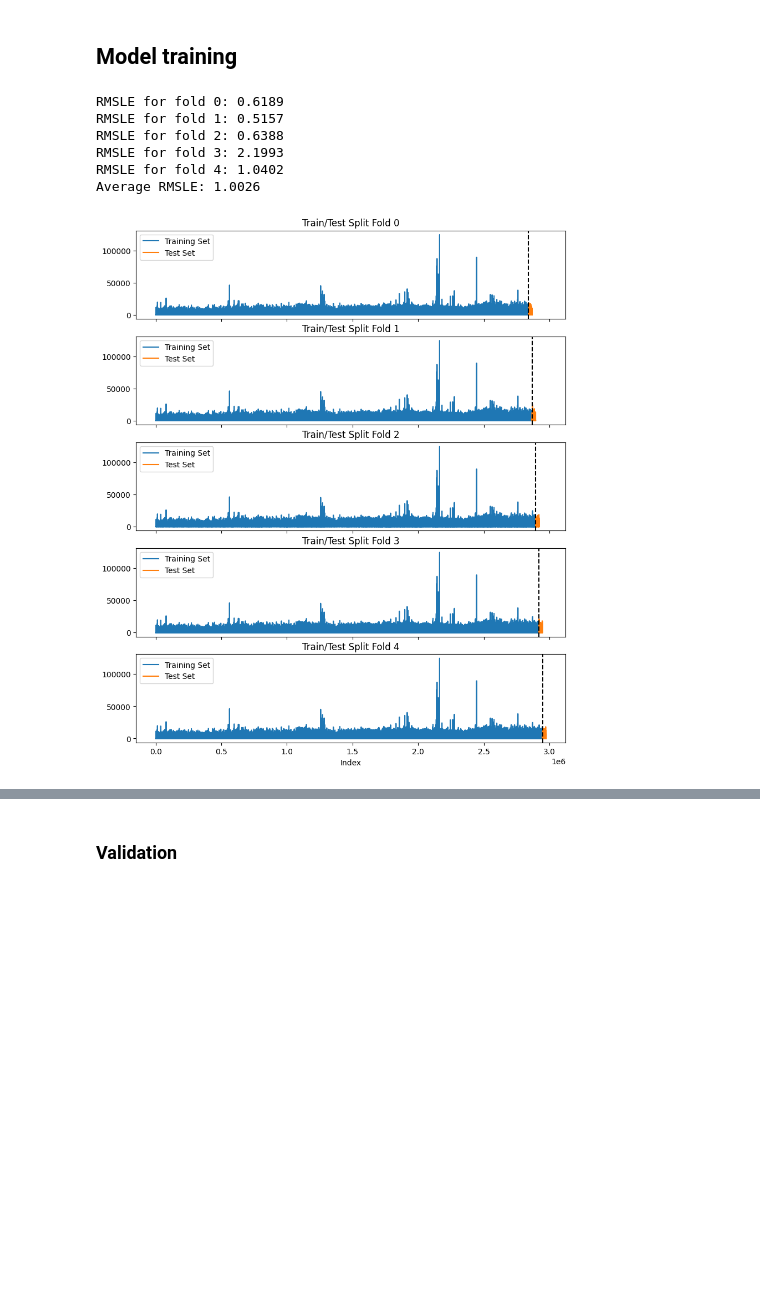
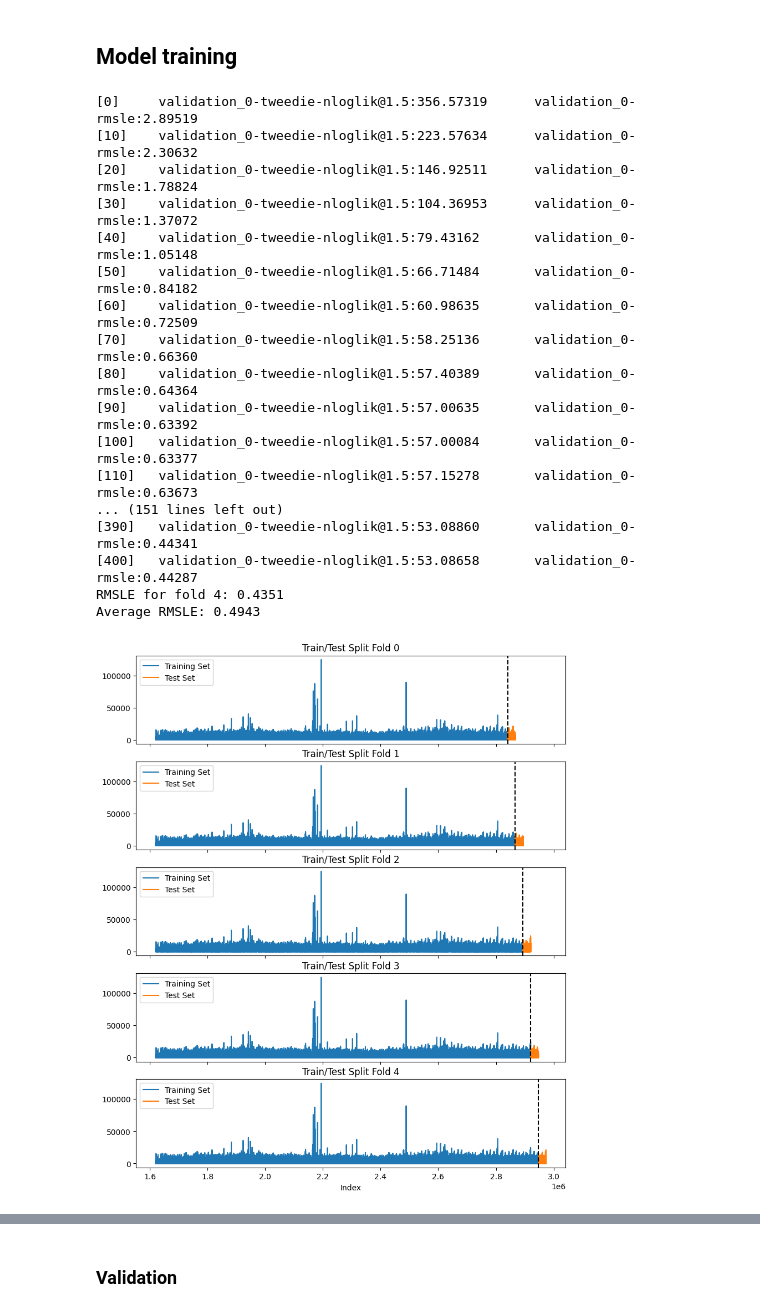
Before and after one commit to Milloz-dev/StoreSales-TimeSeriesForecasting, a Jupyter notebook: main.ipynb, the cells around one changed output, grey strips where cells are left out. Drawn from its saved outputs; the diff is of its cells as text; code cells hidden in the pictures; blank space fills up the shorter version.

```diff
--- a/main.ipynb
+++ b/main.ipynb
@@ -495,0 +217,4 @@ rolling doesn't seem to work well but Lag seems to be indicating price changes w
+# %%
+# Reindex with all dates
+oil_df = pd.merge(pd.DataFrame({"date": all_dates}), oil_df, on="date", how="left")
+oil_df
@@ -495,0 +303,23 @@ rolling doesn't seem to work well but Lag seems to be indicating price changes w
+# %%
+# Ensure date
+holidays_df["date"] = pd.to_datetime(holidays_df["date"])
+
+# remove transferred holidays.
+holidays_df_cleaned = holidays_df[holidays_df['type'] != 'Transferred']
+
+# Drop the 'transferred' column and 'description' column.
+holidays_df_cleaned = holidays_df_cleaned.drop('transferred', axis=1)
+holidays_df_cleaned = holidays_df_cleaned.drop('description', axis=1)
+
+# Define the mapping for the 'locale' column
+locale_mapping = {
+    "Local":2,
+    "Regional":1,
+    "National":0
+}
+
+# Apply the mapping
+holidays_df_cleaned['locale'] = holidays_df_cleaned['locale'].map(locale_mapping)
+
+# Display the cleaned DataFrame.
+print(holidays_df_cleaned)
@@ -567,8 +395,7 @@ def create_features(df: pd.DataFrame) -> pd.DataFrame:
 # %% [markdown]
 ### Create dataframes
 # %%
-# start_idx = train_df.loc[train_df["date"] == "2015-07-01"].index[0]
-start_idx = 0
+start_idx = train_df.loc[train_df["date"] == "2015-07-01"].index[0]
 split_idx = train_df.loc[train_df["date"] == "2017-08-01"].index[0]
 
 X_train = create_features(train_df)
@@ -611,37 +465,56 @@ pipeline = Pipeline([("preprocessor", preprocessor), ("model", model)])
 # %%
 # Test size is 15 days
 tss = TimeSeriesSplit(n_splits=5, test_size=33 * 54 * 15)
 scores = []
 fig, axes = plt.subplots(5, 1, figsize=(10, 12), sharex=True)
+
+preprocessor.fit(X_train)
 
 for fold, (train_index, test_index) in enumerate(tss.split(X_train)):
     X_train_cv, X_test_cv = X_train.iloc[train_index], X_train.iloc[test_index]
     y_train_cv, y_test_cv = y_train.iloc[train_index], y_train.iloc[test_index]
 
     axes[fold].plot(y_train_cv, label="Training Set")
     axes[fold].plot(y_test_cv, label="Test Set")
     axes[fold].axvline(y_test_cv.index.min(), color="black", ls="--")
     axes[fold].legend()
     axes[fold].set_title(f"Train/Test Split Fold {fold}")
 
-    pipeline.fit(X_train_cv, y_train_cv)
-    y_pred = pipeline.predict(X_test_cv)
+    X_train_cv_transformed = preprocessor.transform(X_train_cv)
+    X_test_cv_transformed = preprocessor.transform(X_test_cv)
+
+    train_pipeline.named_steps["model"].fit(X_train_cv_transformed, y_train_cv, eval_set=[(X_test_cv_transformed, y_test_cv)], verbose=10)
+    y_pred = train_pipeline.predict(X_test_cv)
 
     score = root_mean_squared_log_error(y_test_cv, y_pred)
     scores.append(score)
     print(f"RMSLE for fold {fold}: {score:.4f}")
+
+    # Clear memory
+    del X_train_cv, X_test_cv, y_train_cv, y_test_cv, X_train_cv_transformed, X_test_cv_transformed, y_pred
 
 average_score = np.mean(scores)
 print(f"Average RMSLE: {average_score:.4f}")
 
 plt.xlabel("Index")
 plt.show()
 # %% [output]
-RMSLE for fold 0: 0.6189
-RMSLE for fold 1: 0.5157
-RMSLE for fold 2: 0.6388
-RMSLE for fold 3: 2.1993
-RMSLE for fold 4: 1.0402
-Average RMSLE: 1.0026
+[0]     validation_0-tweedie-nloglik@1.5:356.57319      validation_0-rmsle:2.89519
+[10]    validation_0-tweedie-nloglik@1.5:223.57634      validation_0-rmsle:2.30632
+[20]    validation_0-tweedie-nloglik@1.5:146.92511      validation_0-rmsle:1.78824
+[30]    validation_0-tweedie-nloglik@1.5:104.36953      validation_0-rmsle:1.37072
+[40]    validation_0-tweedie-nloglik@1.5:79.43162       validation_0-rmsle:1.05148
+[50]    validation_0-tweedie-nloglik@1.5:66.71484       validation_0-rmsle:0.84182
+[60]    validation_0-tweedie-nloglik@1.5:60.98635       validation_0-rmsle:0.72509
+[70]    validation_0-tweedie-nloglik@1.5:58.25136       validation_0-rmsle:0.66360
+[80]    validation_0-tweedie-nloglik@1.5:57.40389       validation_0-rmsle:0.64364
+[90]    validation_0-tweedie-nloglik@1.5:57.00635       validation_0-rmsle:0.63392
+[100]   validation_0-tweedie-nloglik@1.5:57.00084       validation_0-rmsle:0.63377
+[110]   validation_0-tweedie-nloglik@1.5:57.15278       validation_0-rmsle:0.63673
+... (151 lines left out)
+[390]   validation_0-tweedie-nloglik@1.5:53.08860       validation_0-rmsle:0.44341
+[400]   validation_0-tweedie-nloglik@1.5:53.08658       validation_0-rmsle:0.44287
+RMSLE for fold 4: 0.4351
+Average RMSLE: 0.4943
-[figure, old version]
+[figure, new version]
 # %% [markdown]
```
Also changed, not shown: parts of 51 cells of this notebook.
